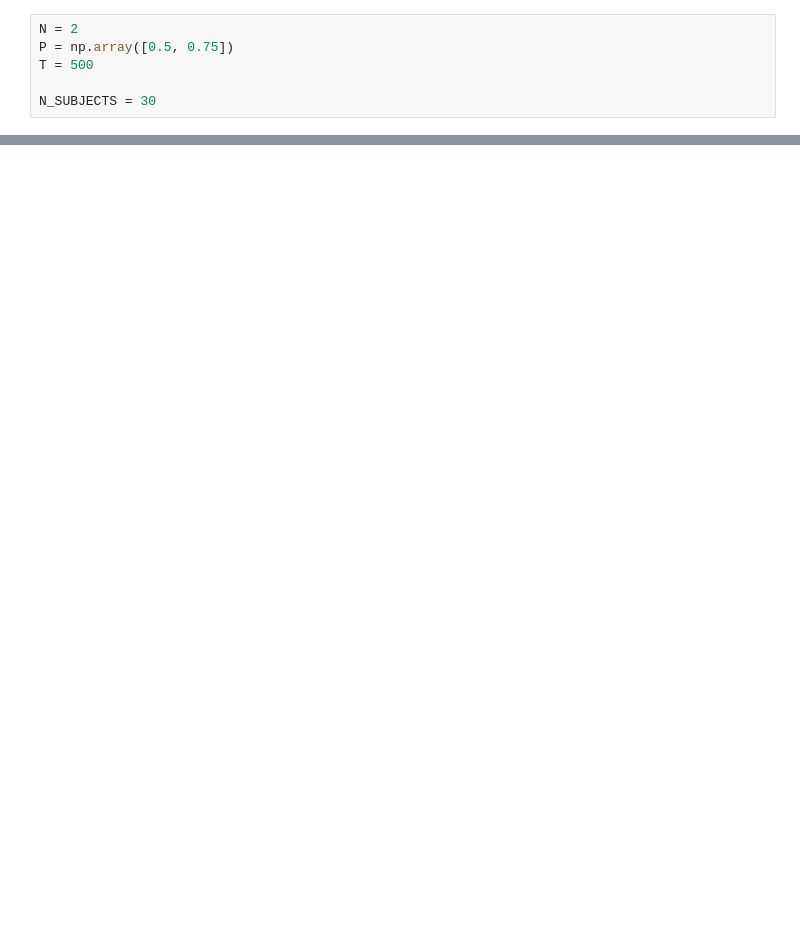
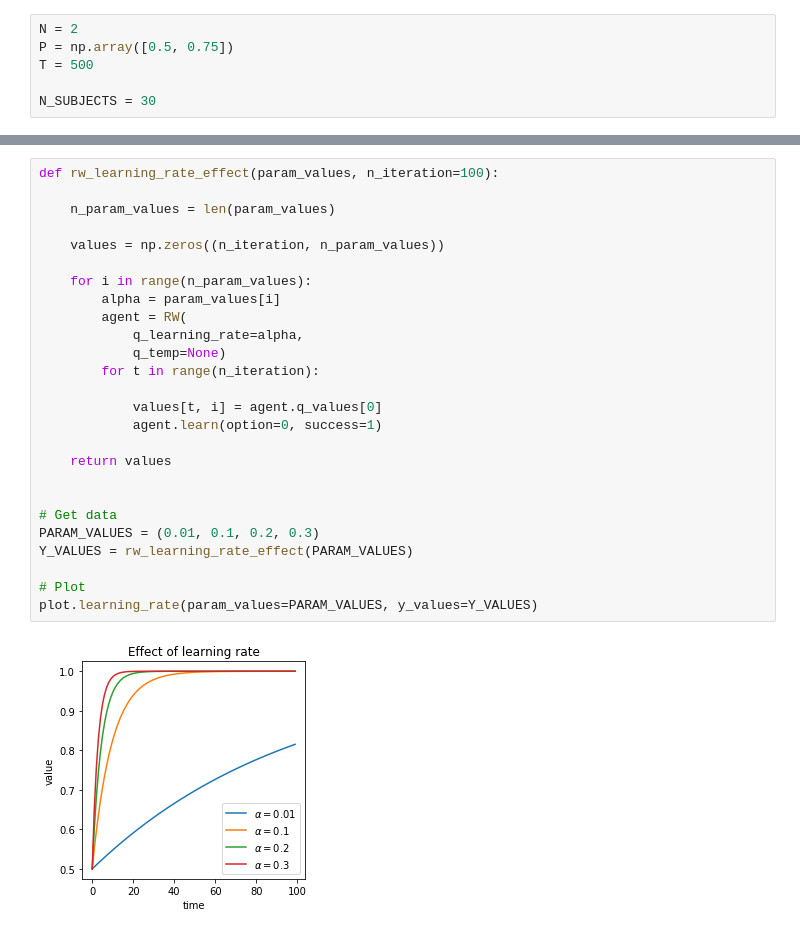
Before and after one commit to AurelienNioche/LectureCognitiveModeling, a Jupyter notebook: main.ipynb, the cells around one changed output, grey strips where cells are left out. Saved outputs shown, nothing was run; the diff lists cells and outputs as text; blank space fills up the shorter version.

```diff
--- a/main.ipynb
+++ b/main.ipynb
@@ -114,0 +263,28 @@ where $a^t(i) = 1$ if option $i$ selected at time $t$ else 0.
+# %%
+def rw_learning_rate_effect(param_values, n_iteration=100):
+
+    n_param_values = len(param_values)
+
+    values = np.zeros((n_iteration, n_param_values))
+
+    for i in range(n_param_values):
+        alpha = param_values[i]
+        agent = RW(
+            q_learning_rate=alpha,
+            q_temp=None)
+        for t in range(n_iteration):
+
+            values[t, i] = agent.q_values[0]
+            agent.learn(option=0, success=1)
+
+    return values
+
+
+# Get data
+PARAM_VALUES = (0.01, 0.1, 0.2, 0.3)
+Y_VALUES = rw_learning_rate_effect(PARAM_VALUES)
+
+# Plot
+plot.learning_rate(param_values=PARAM_VALUES, y_values=Y_VALUES)
+# %% [output]
+[figure, added]
```
Also changed, not shown: parts of 59 cells of this notebook, 1 other file.
